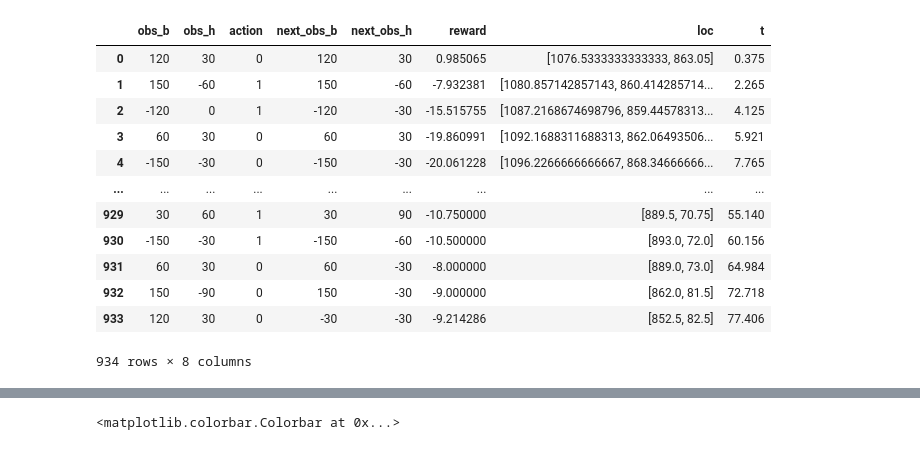
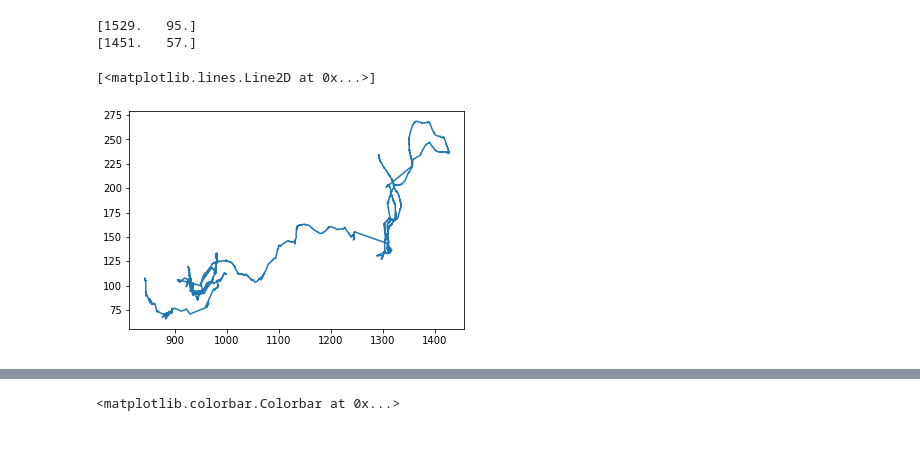
Before and after one commit to ccli3896/RLWorms, a Jupyter notebook: 10_30_model/modeldev.ipynb, the cells around one changed output, grey strips where cells are left out. Drawn from its saved outputs; the diff is of its cells as text; code cells hidden in the pictures.

```diff
--- a/10_30_model/modeldev.ipynb
+++ b/10_30_model/modeldev.ipynb
@@ -57,31 +80,34 @@ def join_buffers(b1,b2):
 # %%
 fnames=[
-    'Data/traj12-11-2020_19-55-19.pkl', #none
-    'Data/traj12-11-2020_20-05-11.pkl',
-    'Data/traj12-11-2020_20-15-17.pkl',
+#     'Data/traj12-11-2020_19-55-19.pkl', #none
+#     'Data/traj12-11-2020_20-05-11.pkl',
+#     'Data/traj12-11-2020_20-15-17.pkl',
     'Data/traj12-11-2020_20-25-06.pkl', #xlim 1430
 ]
 
-xlims = [1e6,1e6,1e6,1430]
+# xlims = None#[1e6,1e6,1e6,1430]
 
-traj_df = pd.DataFrame()
-for i in range(len(fnames)):
-    with open(fnames[i],'rb') as f:
-        traj = pickle.load(f)
-    traj_df = traj_df.append(make_df(traj,xlimit=xlims[i],time_ahead=30,time_steps=10),ignore_index=True)
+# traj_df = pd.DataFrame()
+# for i in range(len(fnames)):
+#     with open(fnames[i],'rb') as f:
+#         traj = pickle.load(f)
+#     traj_df = traj_df.append(make_df(traj,xlimit=1e6,time_ahead=30,time_steps=1),ignore_index=True)
-# %%
-traj_df
-# %% [output]
-|  | obs_b | obs_h | action | next_obs_b | next_obs_h | reward | loc | t |
-| 0 | 120 | 30 | 0 | 120 | 30 | 0.985065 | [1076.5333333333333, 863.05] | 0.375 |
-| 1 | 150 | -60 | 1 | 150 | -60 | -7.932381 | [1080.857142857143, 860.414285714... | 2.265 |
-| 2 | -120 | 0 | 1 | -120 | -30 | -15.515755 | [1087.2168674698796, 859.44578313... | 4.125 |
-| 3 | 60 | 30 | 0 | 60 | 30 | -19.860991 | [1092.1688311688313, 862.06493506... | 5.921 |
-| 4 | -150 | -30 | 0 | -150 | -30 | -20.061228 | [1096.2266666666667, 868.34666666... | 7.765 |
-| ... | ... | ... | ... | ... | ... | ... | ... | ... |
-| 929 | 30 | 60 | 1 | 30 | 90 | -10.750000 | [889.5, 70.75] | 55.140 |
-| 930 | -150 | -30 | 1 | -150 | -60 | -10.500000 | [893.0, 72.0] | 60.156 |
-| 931 | 60 | 30 | 0 | 60 | -30 | -8.000000 | [889.0, 73.0] | 64.984 |
-| 932 | 150 | -90 | 0 | 150 | -30 | -9.000000 | [862.0, 81.5] | 72.718 |
-| 933 | 120 | 30 | 0 | -30 | -30 | -9.214286 | [852.5, 82.5] | 77.406 |
-934 rows × 8 columns
+# %%
+locs = []
+ind=0
+for i in range(len(traj_df['loc'])):
+    if i>0:
+        if np.sqrt(np.sum(np.square(traj_df['loc'][i]-locs[ind-1]))) > 100:
+            print(traj_df['loc'][i])
+            continue
+    locs.append(traj_df['loc'][i])
+    ind+=1
+locs = np.array(locs)
+# %% [output]
+[1529.   95.]
+[1451.   57.]
+# %%
+plt.plot(locs[:,0],locs[:,1])
+# %% [output]
+[<matplotlib.lines.Line2D at 0x...>]
+[figure, added]
```
Also changed, not shown: parts of 3 cells of this notebook, 3 other files.
